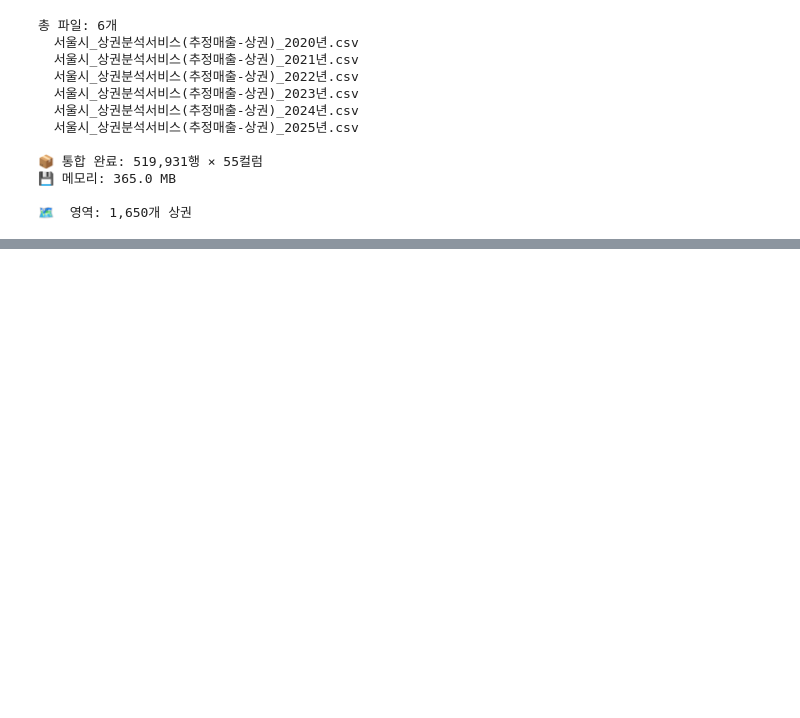
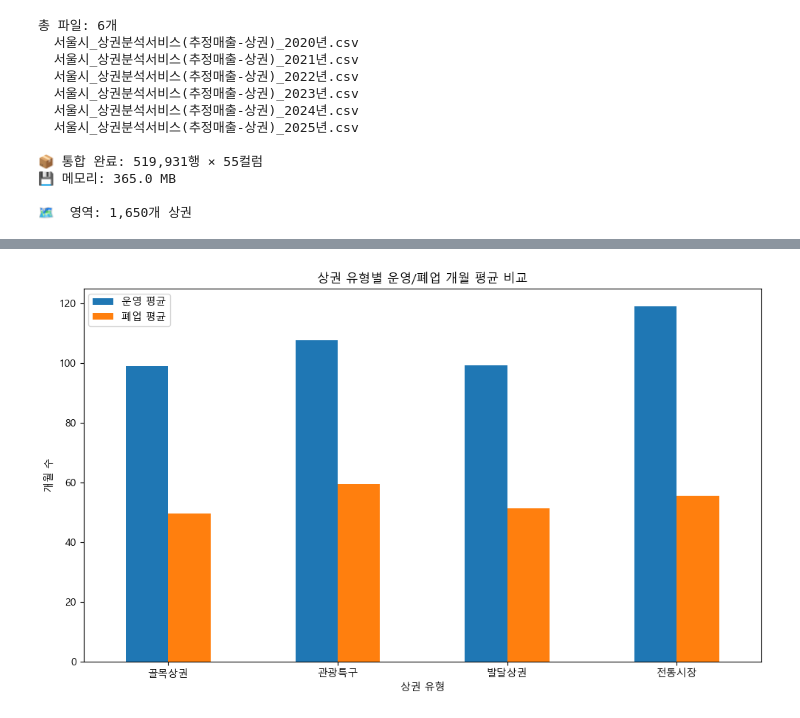
Before and after one commit to sonjiwoo-creator/seouldf, a Jupyter notebook: main.ipynb, the cells around one changed output, grey strips where cells are left out. Cells and saved outputs as stored; diff of their text form; code cells hidden in the pictures; blank space fills up the shorter version.

```diff
--- a/main.ipynb
+++ b/main.ipynb
@@ -173,0 +439,19 @@ print(f'\n🗺  영역: {len(area):,}개 상권')
+# %%
+# 상권 유형별 운영/폐업 개월 평균 비교
+fig, ax = plt.subplots(figsize=(10, 6))
+
+# 유형별 평균 계산
+평균 = df.groupby('상권_구분_코드_명')[['운영_영업_개월_평균', '폐업_영업_개월_평균']].mean()
+
+# 막대 그래프
+평균.plot(kind='bar', ax=ax)
+
+ax.set_title('상권 유형별 운영/폐업 개월 평균 비교')
+ax.set_xlabel('상권 유형')
+ax.set_ylabel('개월 수')
+ax.legend(['운영 평균', '폐업 평균'])
+plt.xticks(rotation=0)
+plt.tight_layout()
+plt.show()
+# %% [output]
+[figure, added]
```
Also changed, not shown: parts of 46 cells of this notebook, 1 other file.
